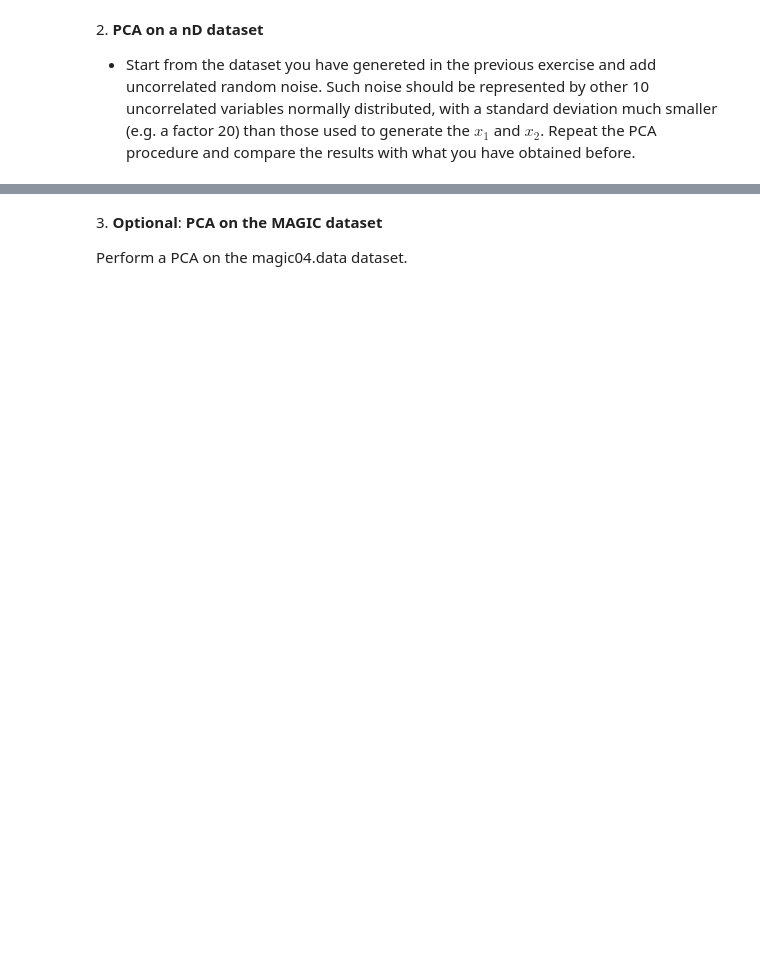
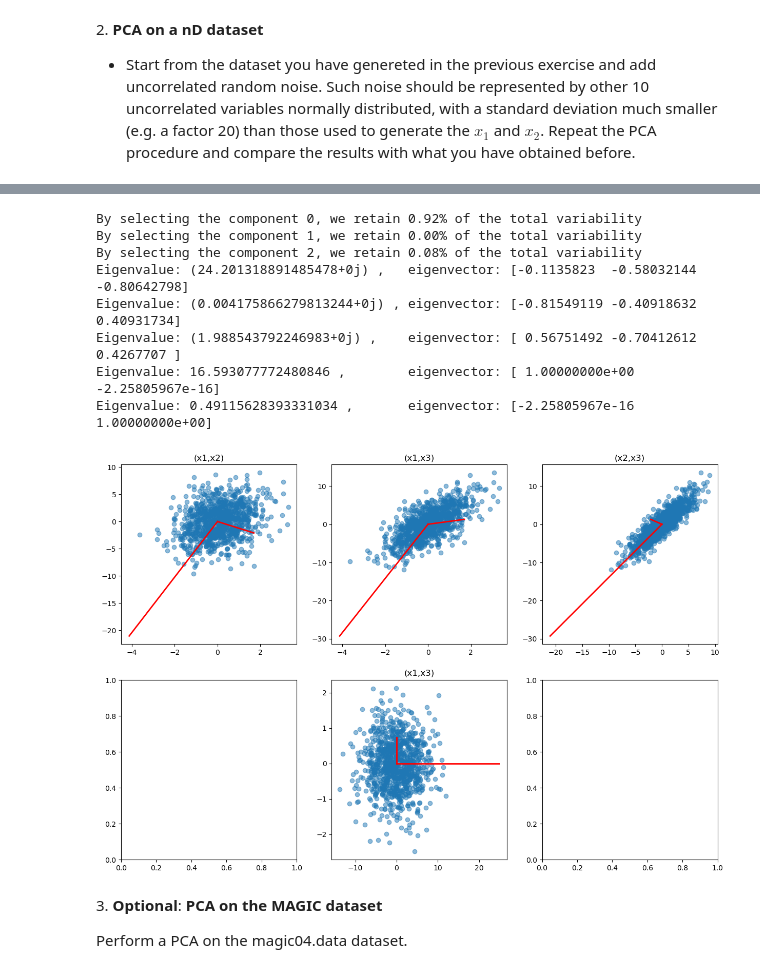
Before and after one commit to anais2412/ScientificComputingWithPython2022, a Jupyter notebook: 08ex_algebra.ipynb, the cells around one changed output, grey strips where cells are left out. Drawn from its saved outputs; the diff is of its cells as text; code cells hidden in the pictures; blank space fills up the shorter version.

```diff
--- a/08ex_algebra.ipynb
+++ b/08ex_algebra.ipynb
@@ -227,3 +178,77 @@ Eigenvalue: (1.9374544060181653+0j) ,   eigenvector: [-1.46535298e-16 -2.5201964
+# %%
+noise = np.random.normal(loc = 0, scale = 0.02, size=(3,1000,10))
+noise_data = data +np.sum(noise, axis=2)
+
+cov_noise = np.cov(noise_data)
+l_n, V_n = la.eig(cov_noise)
+
+Lambda = np.diag(l_n)
+print("By selecting the component 0, we retain %.2f%% of the total variability" % (Lambda[0, 0]/Lambda.trace()))
+print("By selecting the component 1, we retain %.2f%% of the total variability" % (Lambda[1, 1]/Lambda.trace()))
+print("By selecting the component 2, we retain %.2f%% of the total variability" % (Lambda[2, 2]/Lambda.trace()))
+
+# We can remove the component 1 (the second component) as it doesn't retain any percentage of the overall variability.
+# Then we retain at least 99% of the total variability.
+
+noise_data_reduced = np.array([noise_data[0], noise_data[2]])
+
+U_n_r, s_n_r, Vt_n_r = la.svd(noise_data_reduced)
+
+n = 1000
+l_n_r = s_n_r**2/(n-1)
+V_n_r = U_n_r
+
+new_noise_data = np.dot(V_n_r.T, noise_data_reduced)
+
+fig , ((ax1, ax2, ax3), (ax4, ax5, ax6)) = plt.subplots(2,3, figsize=(15,10))
+
+#plot original:
+
+# the original data distribution
+ax1.scatter(noise_data[0,:], noise_data[1,:], alpha=0.5)
+ax1.set_title('(x1,x2)')
+ax2.scatter(noise_data[0,:], noise_data[2,:], alpha=0.5)
+ax2.set_title('(x1,x3)')
+ax3.scatter(noise_data[1,:], noise_data[2,:], alpha=0.5)
+ax3.set_title('(x2,x3)')
+
+# the new basis data distribution
+ax5.scatter(new_noise_data[0,:], new_noise_data[1,:], alpha=0.5)
+ax5.set_title('(x1,x3)')
+
+
+# a scale factor to graphically enhance the lines - only for visualization purposes
+scale_factor = 1.5
+
+# draw each eigenvectors rescaled by the eigenvalues
+for li, vi in zip(l_n, V_n.T):
+    print("Eigenvalue:", li, ",\teigenvector:", vi)
+    # the line is defined by specifying its beginning and its end
+    ax1.plot([0, scale_factor * li * vi[0]], [0, scale_factor * li * vi[1]], 'r-', lw=2)
+    ax2.plot([0, scale_factor * li * vi[0]], [0, scale_factor * li * vi[2]], 'r-', lw=2)
+    ax3.plot([0, scale_factor * li * vi[1]], [0, scale_factor * li * vi[2]], 'r-', lw=2)
+
+
+for li, vi in zip(l_n_r,np.dot(V_n_r.T,V_n_r)):
+    print("Eigenvalue:", li, ",\teigenvector:", vi)
+    # the line is defined by specifying its beginning and its end
+    ax5.plot([0, scale_factor * li * vi[0]], [0, scale_factor * li * vi[1]], 'r-', lw=2)
+
+
+# We can see that after PCA, the results are the same between before and after adding some noise because PCA is
+# used to denoise.
+# We also don't see the effect before PCA because we added just a little amount of noise to the data that doesn't
+# affect too much the principal components.
+# %% [output]
+By selecting the component 0, we retain 0.92% of the total variability
+By selecting the component 1, we retain 0.00% of the total variability
+By selecting the component 2, we retain 0.08% of the total variability
+Eigenvalue: (24.201318891485478+0j) ,   eigenvector: [-0.1135823  -0.58032144 -0.80642798]
+Eigenvalue: (0.004175866279813244+0j) , eigenvector: [-0.81549119 -0.40918632  0.40931734]
+Eigenvalue: (1.988543792246983+0j) ,    eigenvector: [ 0.56751492 -0.70412612  0.4267707 ]
+Eigenvalue: 16.593077772480846 ,        eigenvector: [ 1.00000000e+00 -2.25805967e-16]
+Eigenvalue: 0.49115628393331034 ,       eigenvector: [-2.25805967e-16  1.00000000e+00]
+[figure, added]
 # %% [markdown]
 3\. **Optional**: **PCA on the MAGIC dataset**
 
```
Also changed, not shown: parts of 5 cells of this notebook, 2 other files.
